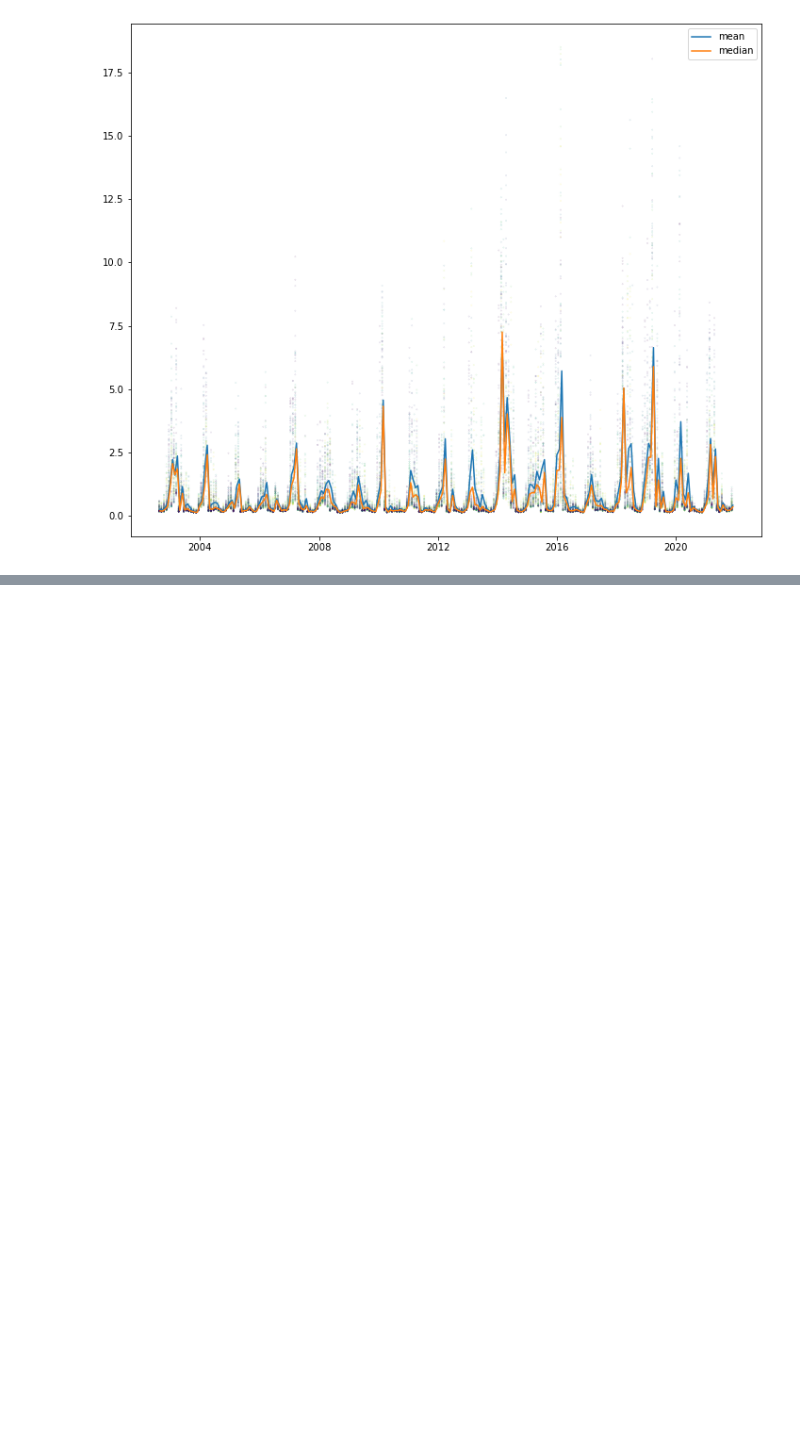
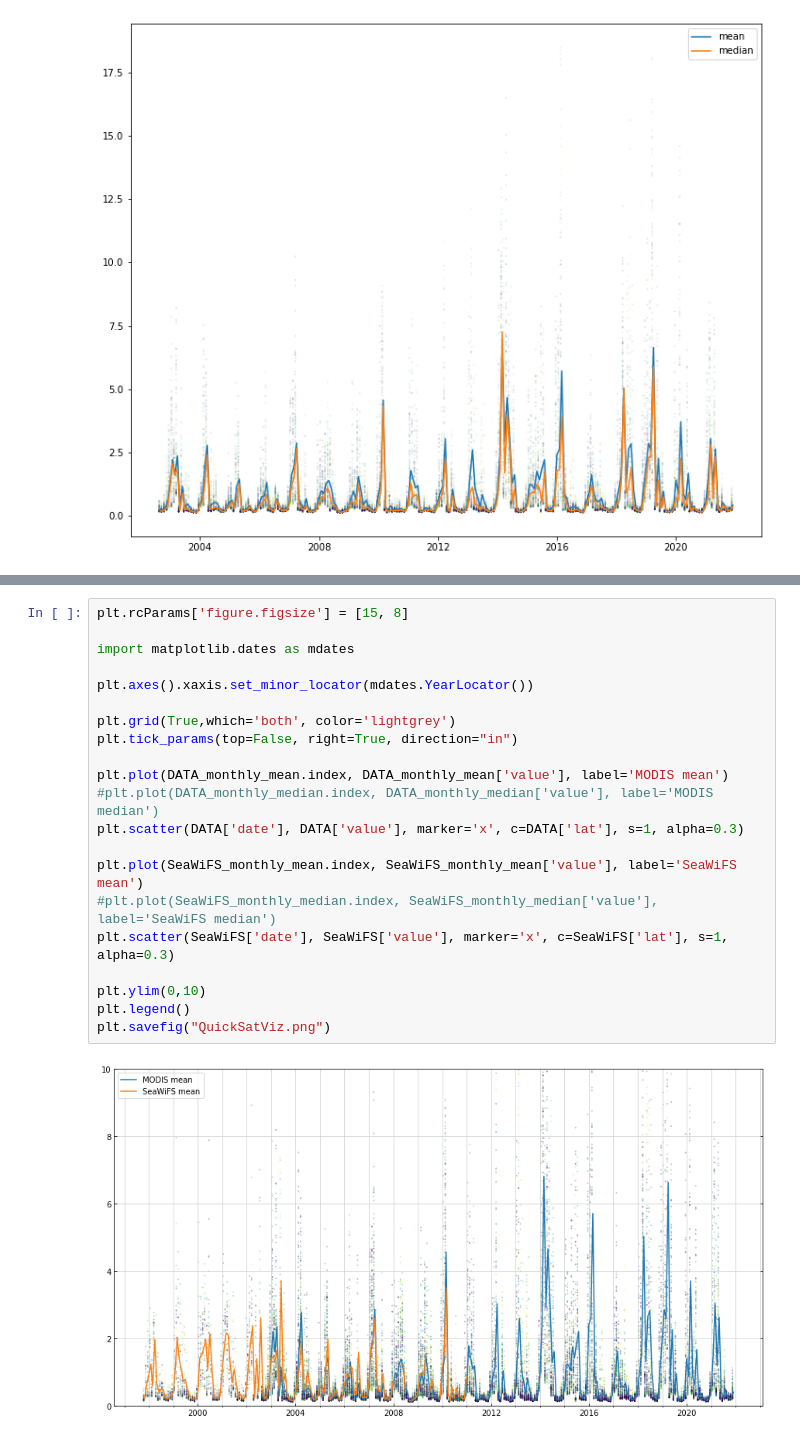
Before and after one commit to ben1post/BennyPhD, a Jupyter notebook: CaRiaco/SCRIPPS/CARIACO_data/Manuscript2DataAnalysis/SatelliteData/VISUALISATION/FirstVizTests.ipynb, the cells around one changed output, grey strips where cells are left out. Drawn from its saved outputs; the diff is of its cells as text; blank space fills up the shorter version.

```diff
--- a/CaRiaco/SCRIPPS/CARIACO_data/Manuscript2DataAnalysis/SatelliteData/VISUALISATION/FirstVizTests.ipynb
+++ b/CaRiaco/SCRIPPS/CARIACO_data/Manuscript2DataAnalysis/SatelliteData/VISUALISATION/FirstVizTests.ipynb
@@ -83,0 +128,23 @@ plt.legend()
+# %%
+plt.rcParams['figure.figsize'] = [15, 8]
+
+import matplotlib.dates as mdates
+
+plt.axes().xaxis.set_minor_locator(mdates.YearLocator())
+
+plt.grid(True,which='both', color='lightgrey')
+plt.tick_params(top=False, right=True, direction="in")
+
+plt.plot(DATA_monthly_mean.index, DATA_monthly_mean['value'], label='MODIS mean')
+#plt.plot(DATA_monthly_median.index, DATA_monthly_median['value'], label='MODIS median')
+plt.scatter(DATA['date'], DATA['value'], marker='x', c=DATA['lat'], s=1, alpha=0.3)
+
+plt.plot(SeaWiFS_monthly_mean.index, SeaWiFS_monthly_mean['value'], label='SeaWiFS mean')
+#plt.plot(SeaWiFS_monthly_median.index, SeaWiFS_monthly_median['value'], label='SeaWiFS median')
+plt.scatter(SeaWiFS['date'], SeaWiFS['value'], marker='x', c=SeaWiFS['lat'], s=1, alpha=0.3)
+
+plt.ylim(0,10)
+plt.legend()
+plt.savefig("QuickSatViz.png")
+# %% [output]
+[figure, added]
```
Also changed, not shown: parts of 9 cells of this notebook, 5 other files.
